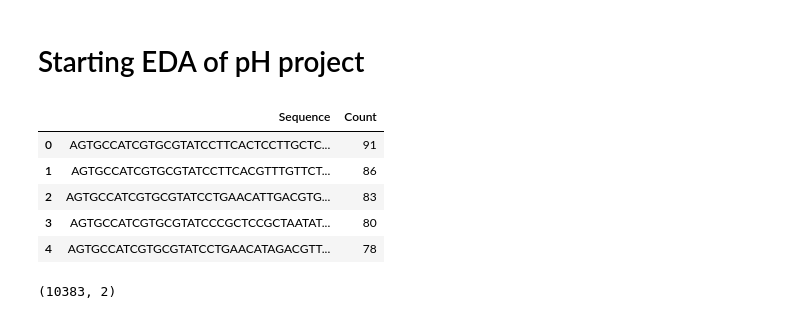
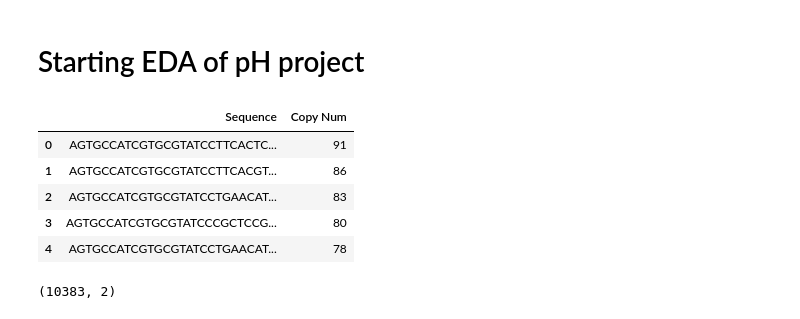
Before and after one commit to sheisroot/pH-sequence-design, a Jupyter notebook: Code/pH-EDA.ipynb, the cells around one changed output. Cells and saved outputs as stored; diff of their text form; code cells hidden in the pictures.

```diff
--- a/Code/pH-EDA.ipynb
+++ b/Code/pH-EDA.ipynb
@@ -8,17 +8,20 @@ import statsmodels.api as sm
 from collections import Counter
 from sklearn.linear_model import LinearRegression
 import seaborn as sns
+
+pd.set_option('display.max_colwidth', 30)
 # %%
 csv_file = "../Data/R12-over-10-copies.csv"
 df = pd.read_csv(csv_file)
+df.rename(columns={'Count':'Copy Num'}, inplace=True)
 df.head()
 # %% [output]
-|  | Sequence | Count |
-| 0 | AGTGCCATCGTGCGTATCCTTCACTCCTTGCTC... | 91 |
-| 1 | AGTGCCATCGTGCGTATCCTTCACGTTTGTTCT... | 86 |
-| 2 | AGTGCCATCGTGCGTATCCTGAACATTGACGTG... | 83 |
-| 3 | AGTGCCATCGTGCGTATCCCGCTCCGCTAATAT... | 80 |
-| 4 | AGTGCCATCGTGCGTATCCTGAACATAGACGTT... | 78 |
+|  | Sequence | Copy Num |
+| 0 | AGTGCCATCGTGCGTATCCTTCACTC... | 91 |
+| 1 | AGTGCCATCGTGCGTATCCTTCACGT... | 86 |
+| 2 | AGTGCCATCGTGCGTATCCTGAACAT... | 83 |
+| 3 | AGTGCCATCGTGCGTATCCCGCTCCG... | 80 |
+| 4 | AGTGCCATCGTGCGTATCCTGAACAT... | 78 |
 # %%
 df.shape
 # %% [output]
```
Also changed, not shown: parts of 22 cells of this notebook, 1 other file.
